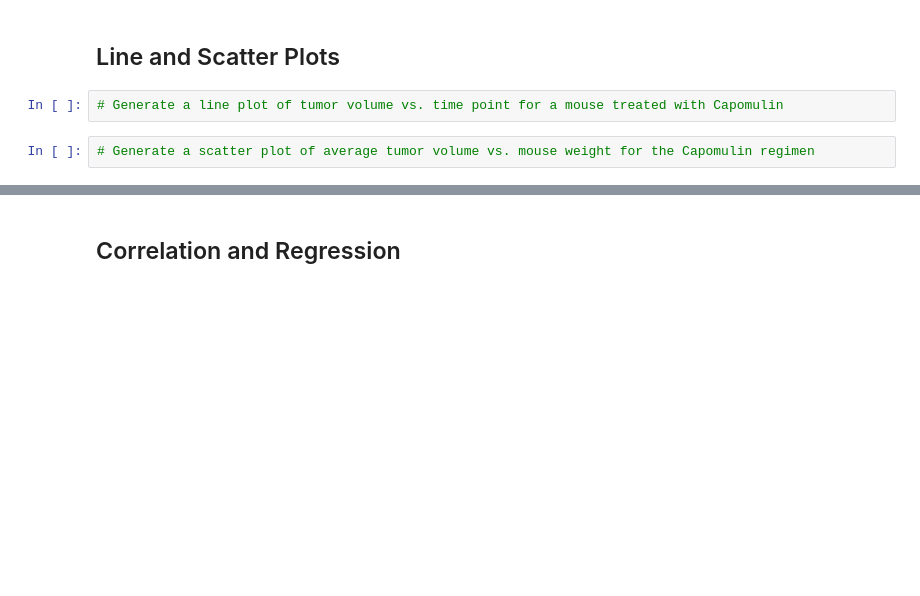
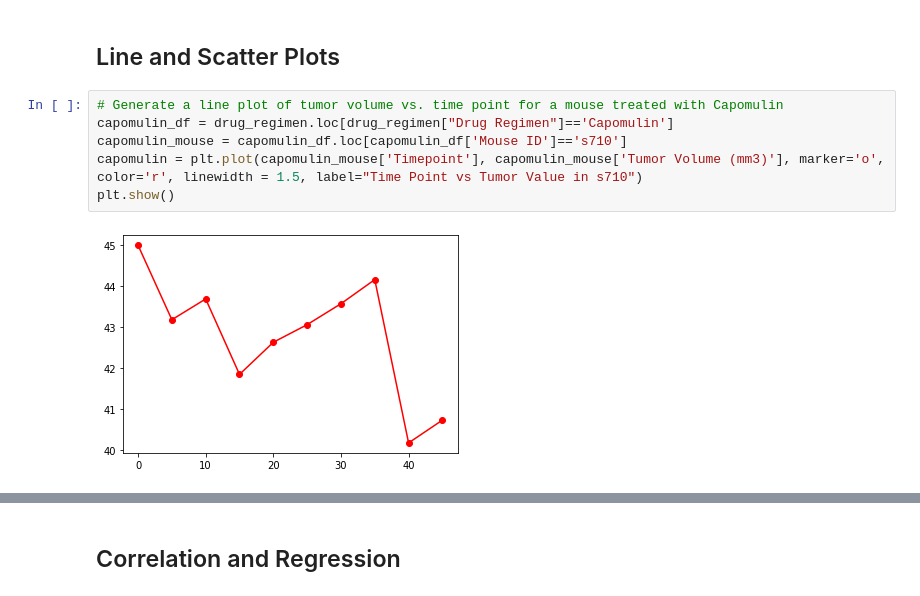
Before and after one commit to short4/UCIHomework-LCanfield, a Jupyter notebook: matplotlib-challenge/Instructions/Pymaceuticals/pymaceuticals_starter.ipynb, the cells around one changed output, grey strips where cells are left out. Cells and saved outputs as stored; diff of their text form; blank space fills up the shorter version.

```diff
--- a/matplotlib-challenge/Instructions/Pymaceuticals/pymaceuticals_starter.ipynb
+++ b/matplotlib-challenge/Instructions/Pymaceuticals/pymaceuticals_starter.ipynb
@@ -294,5 +291,9 @@ Series([], Name: Tumor Volume (mm3), dtype: float64)
 ## Line and Scatter Plots
 # %%
 # Generate a line plot of tumor volume vs. time point for a mouse treated with Capomulin
+capomulin_df = drug_regimen.loc[drug_regimen["Drug Regimen"]=='Capomulin']
+capomulin_mouse = capomulin_df.loc[capomulin_df['Mouse ID']=='s710']
+capomulin = plt.plot(capomulin_mouse['Timepoint'], capomulin_mouse['Tumor Volume (mm3)'], marker='o', color='r', linewidth = 1.5, label="Time Point vs Tumor Value in s710")
+plt.show()
+# %% [output]
+[figure, added]
-# %%
-# Generate a scatter plot of average tumor volume vs. mouse weight for the Capomulin regimen
```
Also changed, not shown: parts of 10 cells of this notebook, 3 other files.
